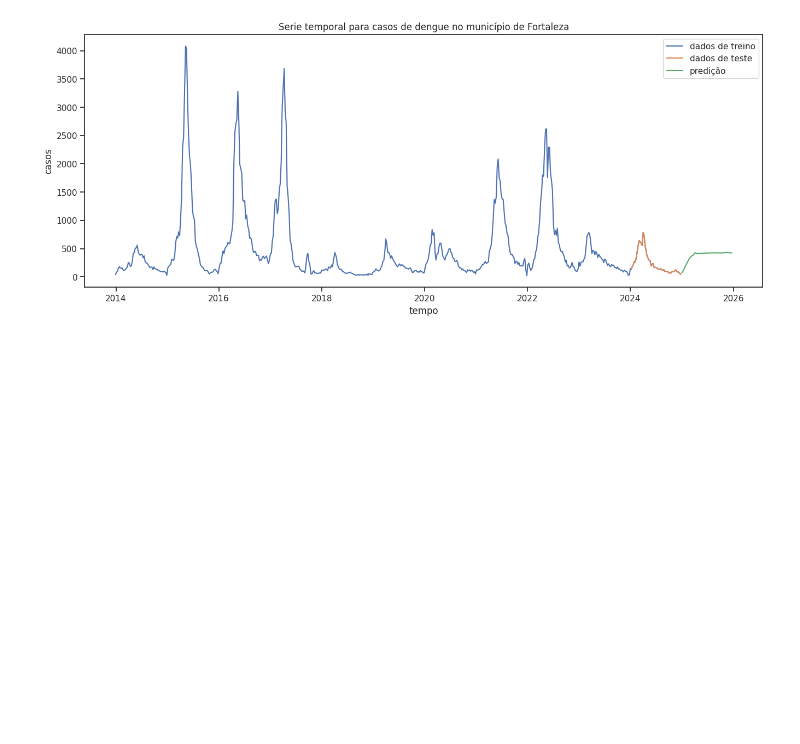
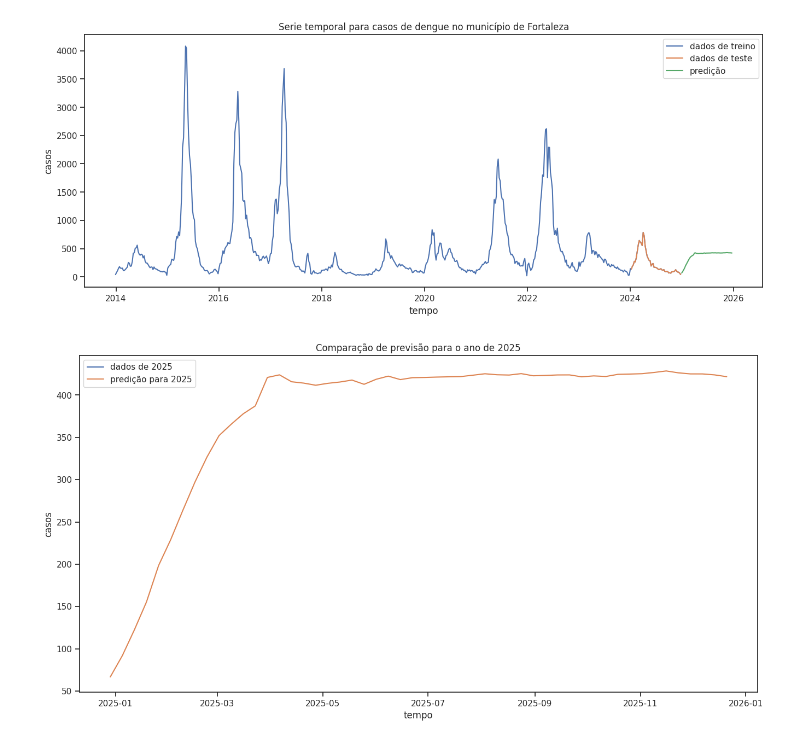
Before and after one commit to xandeoliveira/dengue-arima-fortaleza, a Jupyter notebook: graficos.ipynb, the cells around one changed output. Cells and saved outputs as stored; diff of their text form; code cells hidden in the pictures; blank space fills up the shorter version.

```diff
--- a/graficos.ipynb
+++ b/graficos.ipynb
@@ -62,3 +62,21 @@ plt.legend()
 plt.show()
 # %% [output]
 [figure]
+# %%
+df_cortado = pd.read_csv("fortaleza.csv", index_col="SE")
+df_cortado["ds"] = pd.to_datetime(df_cortado["ds"])
+df_cortado = df[ df["ds"].dt.year == 2025 ]
+
+plt.figure("Comparação", figsize=[16,8])
+
+sns.lineplot(data=df_cortado, x="ds", y="y", label="dados de 2025")
+sns.lineplot(data=predict, x="ds", y="AutoARIMA", label="predição para 2025")
+
+plt.title("Comparação de previsão para o ano de 2025")
+plt.xlabel("tempo")
+plt.ylabel("casos")
+plt.legend()
+
+plt.show()
+# %% [output]
+[figure, added]
```
Also changed, not shown: parts of 1 cell of this notebook, 3 other files.
